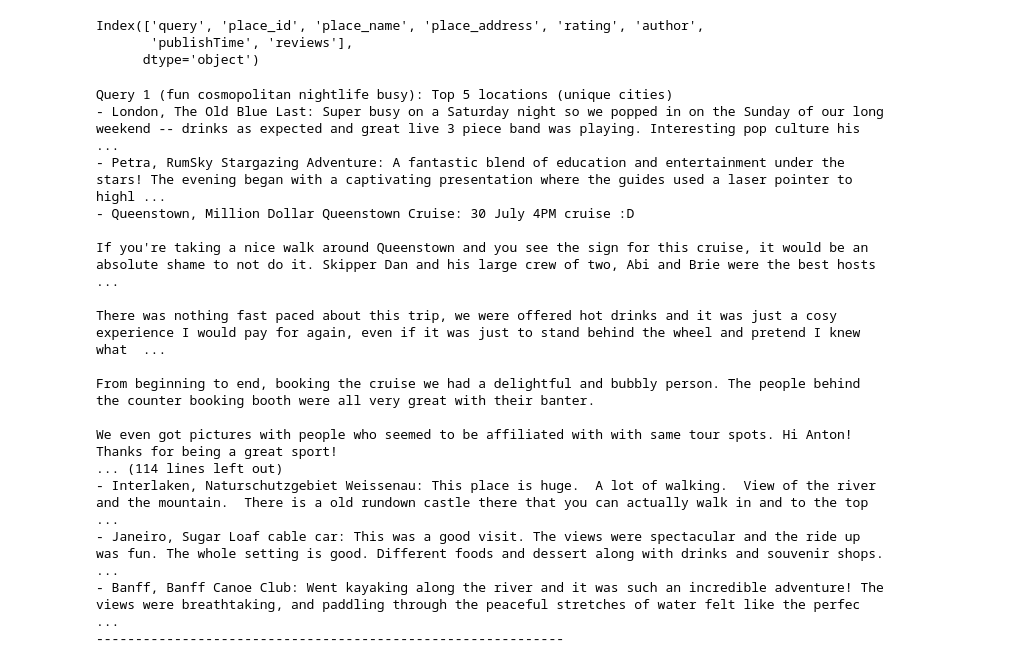
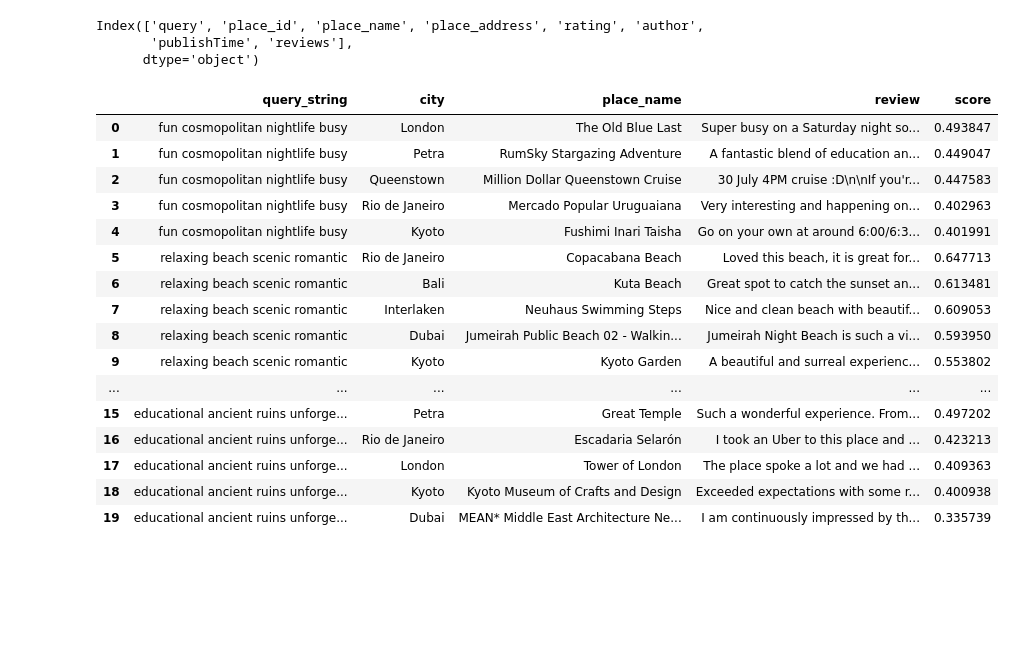
Before and after one commit to benluff303/swipe-sense, a Jupyter notebook: Unsplash/SBERT_review_sample.ipynb, the cells around one changed output. Drawn from its saved outputs; the diff is of its cells as text; code cells hidden in the pictures; blank space fills up the shorter version.

```diff
--- a/Unsplash/SBERT_review_sample.ipynb
+++ b/Unsplash/SBERT_review_sample.ipynb
@@ -84,6 +89,8 @@ review_embeddings = model.encode(reviews)
 # Encode queries
 query_strings = [" ".join(k) for k in keywords]
 query_embeddings = model.encode(query_strings)
+
+results = []
 
 for i, query_emb in enumerate(query_embeddings):
     similarities = util.cos_sim(query_emb, review_embeddings)[0]
@@ -101,25 +108,34 @@ for i, query_emb in enumerate(query_embeddings):
         if len(top_results) == 5:
             break
 
-    print(f"Query {i+1} ({query_strings[i]}): Top 5 locations (unique cities)")
     for row, score in top_results:
-        print(f"- {row['city']}, {row['place_name']}: {row['reviews']} (Score: {score:.4f})")
-    print("-" * 60)
+        results.append({
+            'query_string': query_strings[i],
+            'city': row['city'],
+            'place_name': row['place_name'],
+            'review': row['reviews'],
+            'score': score.item()  # convert tensor to float
+        })
+
+# Create dataframe
+top_reviews_df = pd.DataFrame(results)
-# %% [output]
-Query 1 (fun cosmopolitan nightlife busy): Top 5 locations (unique cities)
-- London, The Old Blue Last: Super busy on a Saturday night so we popped in on the Sunday of our long weekend -- drinks as expected and great live 3 piece band was playing. Interesting pop culture his ...
-- Petra, RumSky Stargazing Adventure: A fantastic blend of education and entertainment under the stars! The evening began with a captivating presentation where the guides used a laser pointer to highl ...
-- Queenstown, Million Dollar Queenstown Cruise: 30 July 4PM cruise :D
-
-If you're taking a nice walk around Queenstown and you see the sign for this cruise, it would be an absolute shame to not do it. Skipper Dan and his large crew of two, Abi and Brie were the best hosts ...
-
-There was nothing fast paced about this trip, we were offered hot drinks and it was just a cosy experience I would pay for again, even if it was just to stand behind the wheel and pretend I knew what  ...
-
-From beginning to end, booking the cruise we had a delightful and bubbly person. The people behind the counter booking booth were all very great with their banter.
-
-We even got pictures with people who seemed to be affiliated with with same tour spots. Hi Anton! Thanks for being a great sport!
-... (114 lines left out)
-- Interlaken, Naturschutzgebiet Weissenau: This place is huge.  A lot of walking.  View of the river and the mountain.  There is a old rundown castle there that you can actually walk in and to the top ...
-- Janeiro, Sugar Loaf cable car: This was a good visit. The views were spectacular and the ride up was fun. The whole setting is good. Different foods and dessert along with drinks and souvenir shops. ...
-- Banff, Banff Canoe Club: Went kayaking along the river and it was such an incredible adventure! The views were breathtaking, and paddling through the peaceful stretches of water felt like the perfec ...
-------------------------------------------------------------
+# %%
+top_reviews_df.head(20)
+# %% [output]
+|  | query_string | city | place_name | review | score |
+| 0 | fun cosmopolitan nightlife busy | London | The Old Blue Last | Super busy on a Saturday night so... | 0.493847 |
+| 1 | fun cosmopolitan nightlife busy | Petra | RumSky Stargazing Adventure | A fantastic blend of education an... | 0.449047 |
+| 2 | fun cosmopolitan nightlife busy | Queenstown | Million Dollar Queenstown Cruise | 30 July 4PM cruise :D\n\nIf you'r... | 0.447583 |
+| 3 | fun cosmopolitan nightlife busy | Rio de Janeiro | Mercado Popular Uruguaiana | Very interesting and happening on... | 0.402963 |
+| 4 | fun cosmopolitan nightlife busy | Kyoto | Fushimi Inari Taisha | Go on your own at around 6:00/6:3... | 0.401991 |
+| 5 | relaxing beach scenic romantic | Rio de Janeiro | Copacabana Beach | Loved this beach, it is great for... | 0.647713 |
+| 6 | relaxing beach scenic romantic | Bali | Kuta Beach | Great spot to catch the sunset an... | 0.613481 |
+| 7 | relaxing beach scenic romantic | Interlaken | Neuhaus Swimming Steps | Nice and clean beach with beautif... | 0.609053 |
+| 8 | relaxing beach scenic romantic | Dubai | Jumeirah Public Beach 02 - Walkin... | Jumeirah Night Beach is such a vi... | 0.593950 |
+| 9 | relaxing beach scenic romantic | Kyoto | Kyoto Garden | A beautiful and surreal experienc... | 0.553802 |
+| ... | ... | ... | ... | ... | ... |
+| 15 | educational ancient ruins unforge... | Petra | Great Temple | Such a wonderful experience. From... | 0.497202 |
+| 16 | educational ancient ruins unforge... | Rio de Janeiro | Escadaria Selarón | I took an Uber to this place and ... | 0.423213 |
+| 17 | educational ancient ruins unforge... | London | Tower of London | The place spoke a lot and we had ... | 0.409363 |
+| 18 | educational ancient ruins unforge... | Kyoto | Kyoto Museum of Crafts and Design | Exceeded expectations with some r... | 0.400938 |
+| 19 | educational ancient ruins unforge... | Dubai | MEAN* Middle East Architecture Ne... | I am continuously impressed by th... | 0.335739 |
```
Also changed, not shown: parts of 5 cells of this notebook.
